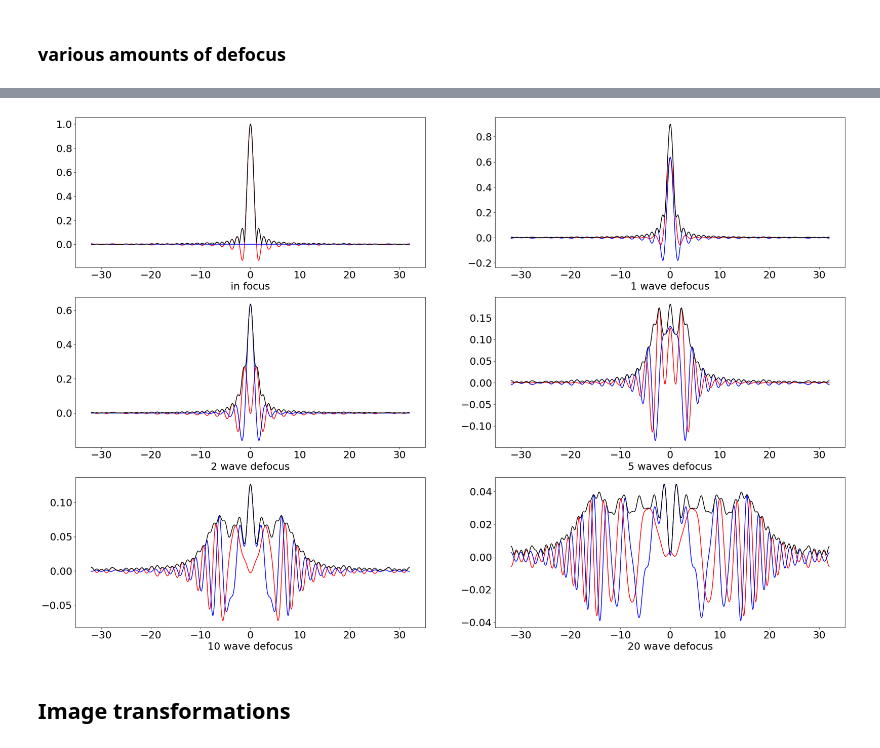
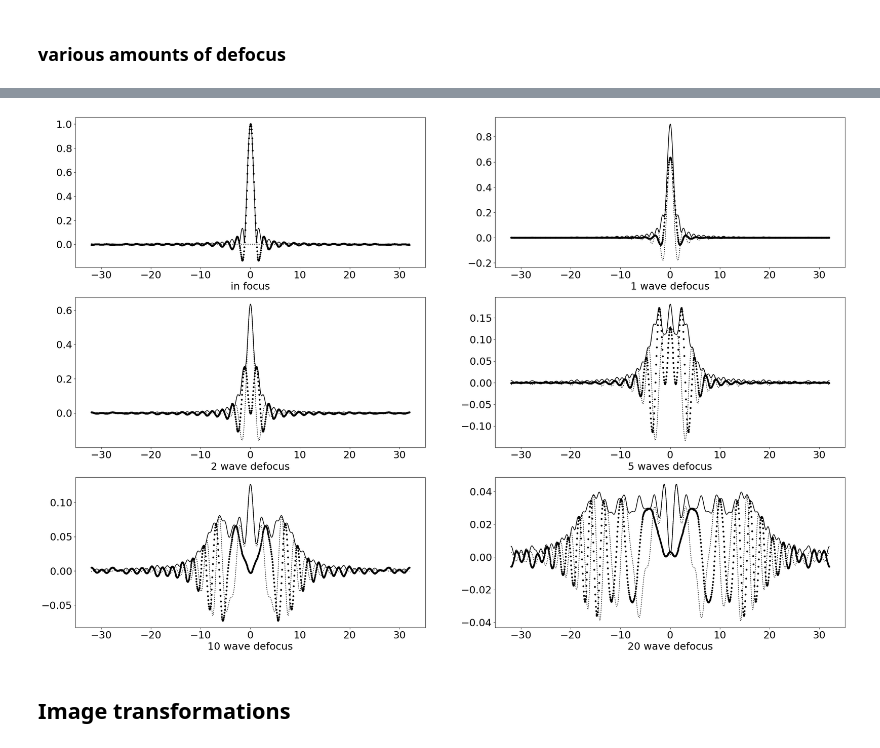
Before and after one commit to arizonaCameraLab/computationalImaging, a Jupyter notebook: waves/CoherentDefocus.ipynb, the cells around one changed output, grey strips where cells are left out. Drawn from its saved outputs; the diff is of its cells as text; code cells hidden in the pictures.

```diff
--- a/waves/CoherentDefocus.ipynb
+++ b/waves/CoherentDefocus.ipynb
@@ -132,44 +132,44 @@ plt.subplot(3,2,1)
 w20=0
 H = np.exp(2*np.pi*1j*w20*(U**2+V**2))*pupil(np.sqrt(U**2+V**2))
 h=np.fft.fftshift(np.fft.fft2(np.fft.fftshift(H)))
-plt.plot(side,np.real(h[:,np.int16(N/2)])/hpeak,'r',side,np.imag(h[:,np.int16(N/2)])/hpeak,'b',side,np.abs(h[:,np.int16(N/2)])/hpeak,'k')
+plt.plot(side,np.real(h[:,np.int16(N/2)])/hpeak,'k.',side,np.imag(h[:,np.int16(N/2)])/hpeak,'k:',side,np.abs(h[:,np.int16(N/2)])/hpeak,'k')
 plt.xlabel('in focus')
 plt.subplot(3,2,2)
 w20=1
 H = np.exp(2*np.pi*1j*w20*(U**2+V**2))*pupil(np.sqrt(U**2+V**2))
 h=np.fft.fftshift(np.fft.fft2(np.fft.fftshift(H)))
-plt.plot(side,np.real(h[:,np.int16(N/2)])/hpeak,'r',side,np.imag(h[:,np.int16(N/2)])/hpeak,'b',side,np.abs(h[:,np.int16(N/2)])/hpeak,'k')
+plt.plot(side,np.real(h[:,np.int16(N/2)])/hpeak,'k.',side,np.imag(h[:,np.int16(N/2)])/hpeak,'k:',side,np.abs(h[:,np.int16(N/2)])/hpeak,'k')
 plt.xlabel('1 wave defocus')
 plt.subplot(3,2,3)
 w20=2
 H = np.exp(2*np.pi*1j*w20*(U**2+V**2))*pupil(np.sqrt(U**2+V**2))
 h=np.fft.fftshift(np.fft.fft2(np.fft.fftshift(H)))
-plt.plot(side,np.real(h[:,np.int16(N/2)])/hpeak,'r',side,np.imag(h[:,np.int16(N/2)])/hpeak,'b',side,np.abs(h[:,np.int16(N/2)])/hpeak,'k')
+plt.plot(side,np.real(h[:,np.int16(N/2)])/hpeak,'k.',side,np.imag(h[:,np.int16(N/2)])/hpeak,'k:',side,np.abs(h[:,np.int16(N/2)])/hpeak,'k')
 plt.xlabel('2 wave defocus')
 plt.subplot(3,2,4)
 w20=5
 H = np.exp(2*np.pi*1j*w20*(U**2+V**2))*pupil(np.sqrt(U**2+V**2))
 h=np.fft.fftshift(np.fft.fft2(np.fft.fftshift(H)))
-plt.plot(side,np.real(h[:,np.int16(N/2)])/hpeak,'r',side,np.imag(h[:,np.int16(N/2)])/hpeak,'b',side,np.abs(h[:,np.int16(N/2)])/hpeak,'k')
+plt.plot(side,np.real(h[:,np.int16(N/2)])/hpeak,'k.',side,np.imag(h[:,np.int16(N/2)])/hpeak,'k:',side,np.abs(h[:,np.int16(N/2)])/hpeak,'k')
 plt.xlabel('5 waves defocus')
 plt.subplot(3,2,5)
 w20=10
 H = np.exp(2*np.pi*1j*w20*(U**2+V**2))*pupil(np.sqrt(U**2+V**2))
 h=np.fft.fftshift(np.fft.fft2(np.fft.fftshift(H)))
-plt.plot(side,np.real(h[:,np.int16(N/2)])/hpeak,'r',side,np.imag(h[:,np.int16(N/2)])/hpeak,'b',side,np.abs(h[:,np.int16(N/2)])/hpeak,'k')
+plt.plot(side,np.real(h[:,np.int16(N/2)])/hpeak,'k.',side,np.imag(h[:,np.int16(N/2)])/hpeak,'k:',side,np.abs(h[:,np.int16(N/2)])/hpeak,'k')
 plt.xlabel('10 wave defocus')
 plt.subplot(3,2,6)
 w20=20
 H = np.exp(2*np.pi*1j*w20*(U**2+V**2))*pupil(np.sqrt(U**2+V**2))
 h=np.fft.fftshift(np.fft.fft2(np.fft.fftshift(H)))
-plt.plot(side,np.real(h[:,np.int16(N/2)])/hpeak,'r',side,np.imag(h[:,np.int16(N/2)])/hpeak,'b',side,np.abs(h[:,np.int16(N/2)])/hpeak,'k')
+plt.plot(side,np.real(h[:,np.int16(N/2)])/hpeak,'k.',side,np.imag(h[:,np.int16(N/2)])/hpeak,'k:',side,np.abs(h[:,np.int16(N/2)])/hpeak,'k')
 plt.xlabel('20 wave defocus')
 plt.savefig('coherentDefocusPSF.pdf')
 files.download('coherentDefocusPSF.pdf')
 # %% [output]
 [interactive output not drawn]
 [interactive output not drawn]
-[figure, old version]
+[figure, new version]
 # %% [markdown]
 ## Image transformations
 # %% [markdown]
```
Also changed, not shown: parts of 3 cells of this notebook.
